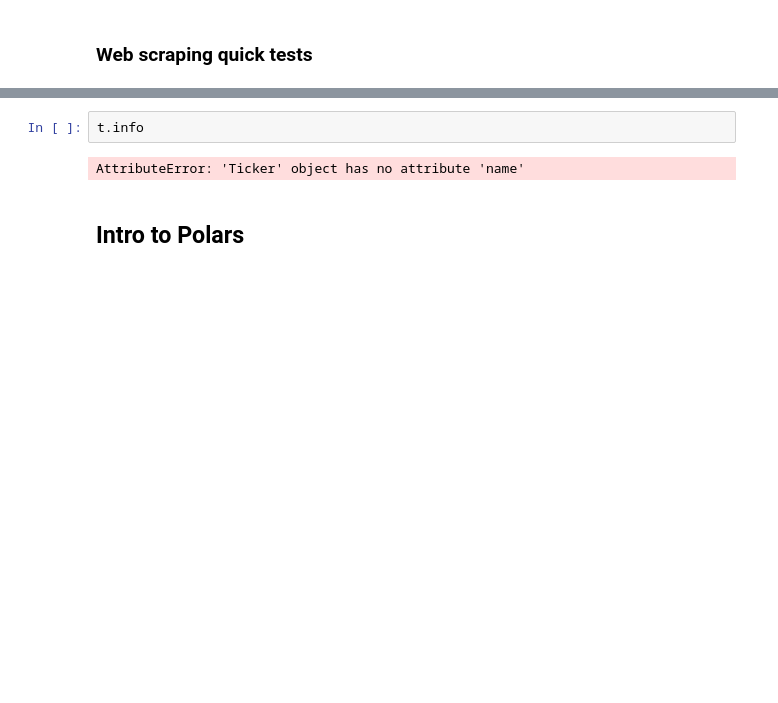
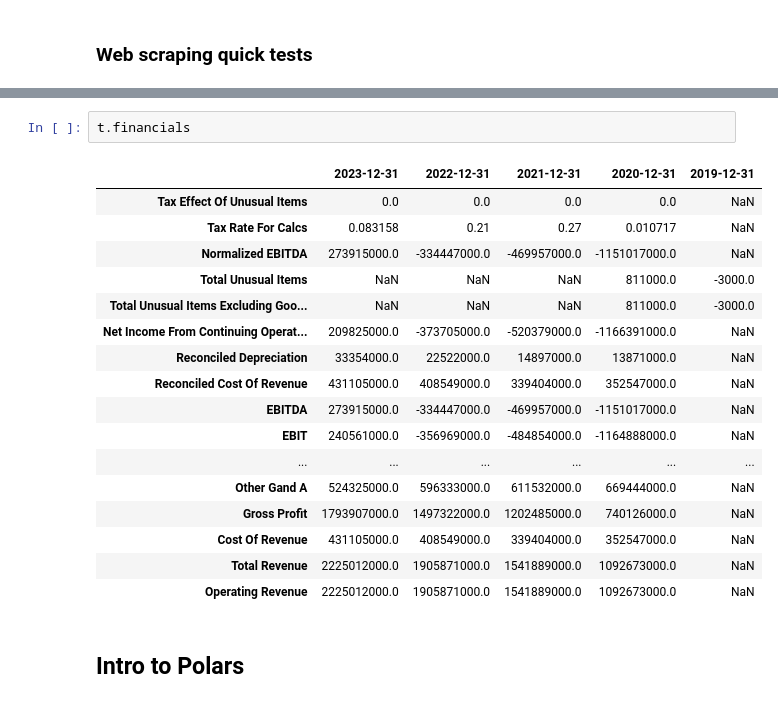
Before and after one commit to francisco3511/stocksense, a Jupyter notebook: notebooks/eda.ipynb, the cells around one changed output, grey strips where cells are left out. Drawn from its saved outputs; the diff is of its cells as text; blank space fills up the shorter version.

```diff
--- a/notebooks/eda.ipynb
+++ b/notebooks/eda.ipynb
@@ -112,7 +109,23 @@ data
 # %%
-t.info
+t.financials
 # %% [output]
-AttributeError: 'Ticker' object has no attribute 'name'
+|  | 2023-12-31 | 2022-12-31 | 2021-12-31 | 2020-12-31 | 2019-12-31 |
+| Tax Effect Of Unusual Items | 0.0 | 0.0 | 0.0 | 0.0 | NaN |
+| Tax Rate For Calcs | 0.083158 | 0.21 | 0.27 | 0.010717 | NaN |
+| Normalized EBITDA | 273915000.0 | -334447000.0 | -469957000.0 | -1151017000.0 | NaN |
+| Total Unusual Items | NaN | NaN | NaN | 811000.0 | -3000.0 |
+| Total Unusual Items Excluding Goo... | NaN | NaN | NaN | 811000.0 | -3000.0 |
+| Net Income From Continuing Operat... | 209825000.0 | -373705000.0 | -520379000.0 | -1166391000.0 | NaN |
+| Reconciled Depreciation | 33354000.0 | 22522000.0 | 14897000.0 | 13871000.0 | NaN |
+| Reconciled Cost Of Revenue | 431105000.0 | 408549000.0 | 339404000.0 | 352547000.0 | NaN |
+| EBITDA | 273915000.0 | -334447000.0 | -469957000.0 | -1151017000.0 | NaN |
+| EBIT | 240561000.0 | -356969000.0 | -484854000.0 | -1164888000.0 | NaN |
+| ... | ... | ... | ... | ... | ... |
+| Other Gand A | 524325000.0 | 596333000.0 | 611532000.0 | 669444000.0 | NaN |
+| Gross Profit | 1793907000.0 | 1497322000.0 | 1202485000.0 | 740126000.0 | NaN |
+| Cost Of Revenue | 431105000.0 | 408549000.0 | 339404000.0 | 352547000.0 | NaN |
+| Total Revenue | 2225012000.0 | 1905871000.0 | 1541889000.0 | 1092673000.0 | NaN |
+| Operating Revenue | 2225012000.0 | 1905871000.0 | 1541889000.0 | 1092673000.0 | NaN |
 # %% [markdown]
 ## Intro to Polars
 # %%
```
Also changed, not shown: parts of 3 cells of this notebook, 8 other files.
